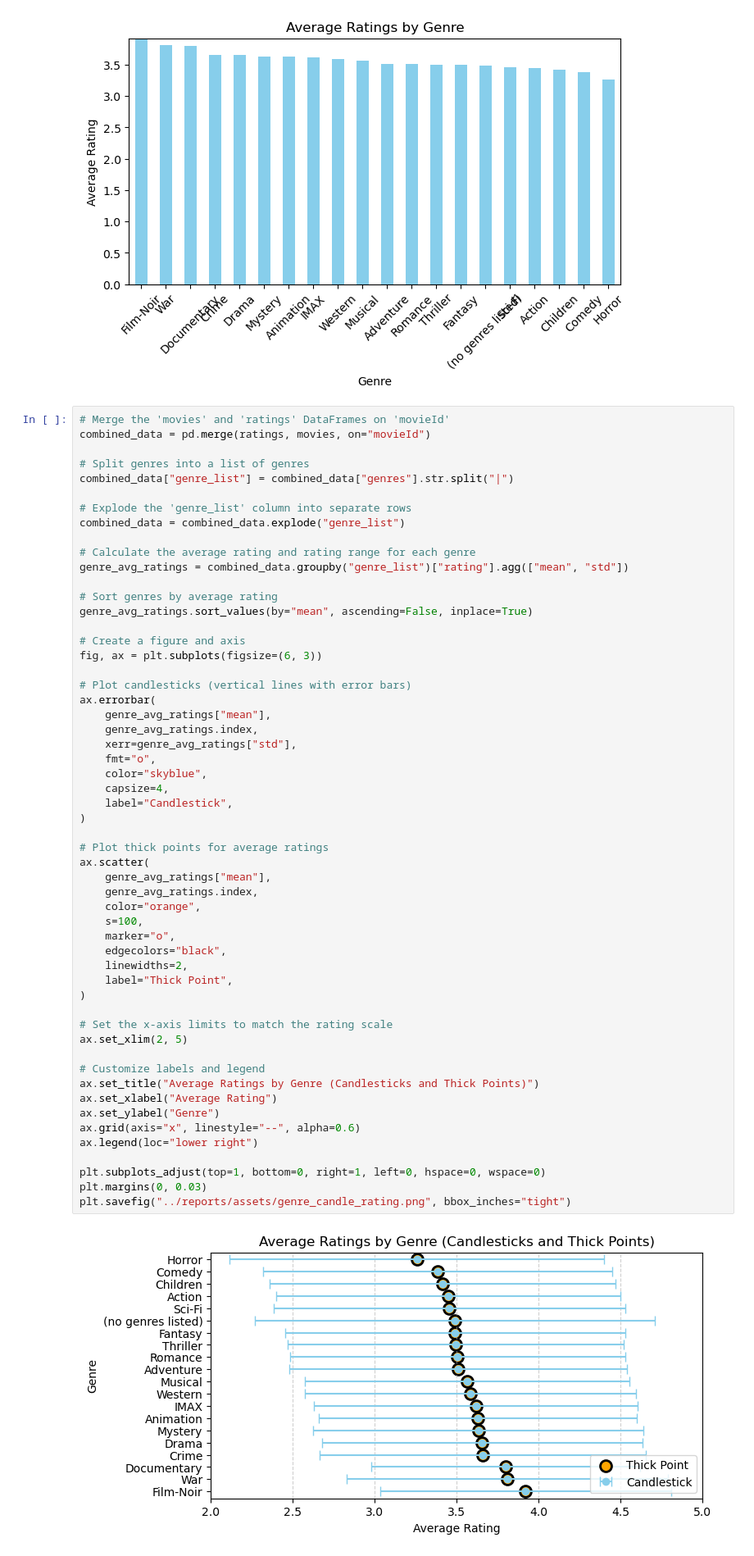
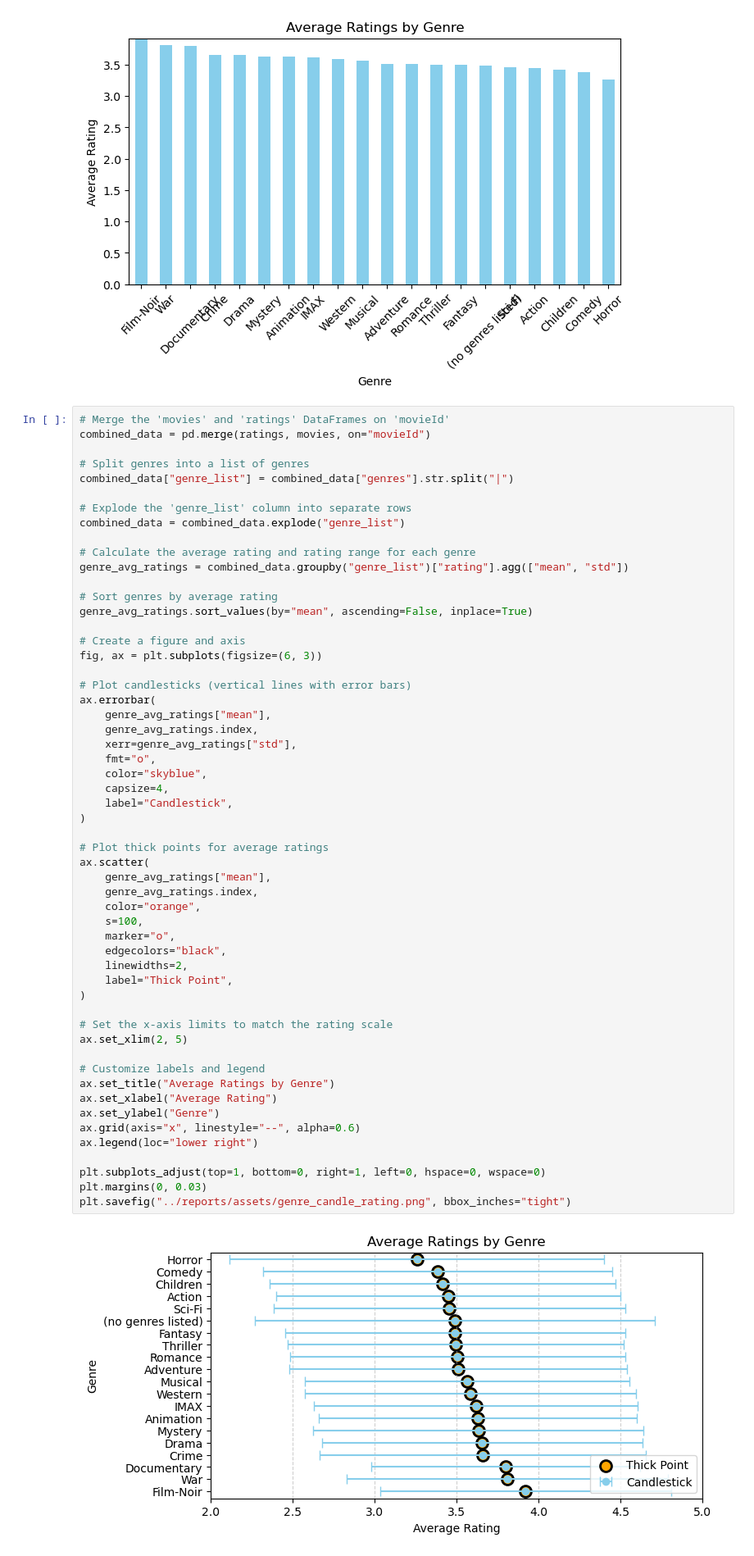
Before and after one commit to m8dotpie/pmldl-rec.prj, a Jupyter notebook: notebooks/1.0-initial-data-exploration.ipynb, the cells around one changed output. Shown at 82% size. Drawn from its saved outputs; the diff is of its cells as text.

```diff
--- a/notebooks/1.0-initial-data-exploration.ipynb
+++ b/notebooks/1.0-initial-data-exploration.ipynb
@@ -295,35 +295,35 @@ ax.errorbar(
     color="skyblue",
     capsize=4,
     label="Candlestick",
 )
 
 # Plot thick points for average ratings
 ax.scatter(
     genre_avg_ratings["mean"],
     genre_avg_ratings.index,
     color="orange",
     s=100,
     marker="o",
     edgecolors="black",
     linewidths=2,
     label="Thick Point",
 )
 
 # Set the x-axis limits to match the rating scale
 ax.set_xlim(2, 5)
 
 # Customize labels and legend
-ax.set_title("Average Ratings by Genre (Candlesticks and Thick Points)")
+ax.set_title("Average Ratings by Genre")
 ax.set_xlabel("Average Rating")
 ax.set_ylabel("Genre")
 ax.grid(axis="x", linestyle="--", alpha=0.6)
 ax.legend(loc="lower right")
 
 plt.subplots_adjust(top=1, bottom=0, right=1, left=0, hspace=0, wspace=0)
 plt.margins(0, 0.03)
 plt.savefig("../reports/assets/genre_candle_rating.png", bbox_inches="tight")
 # %% [output]
-[figure, old version]
+[figure, new version]
 # %%
 # Split genres into a list of genres using the apply function
 movies["genre_list"] = movies["genres"].apply(lambda x: x.split("|"))
```
Also changed, not shown: 2 other files.
